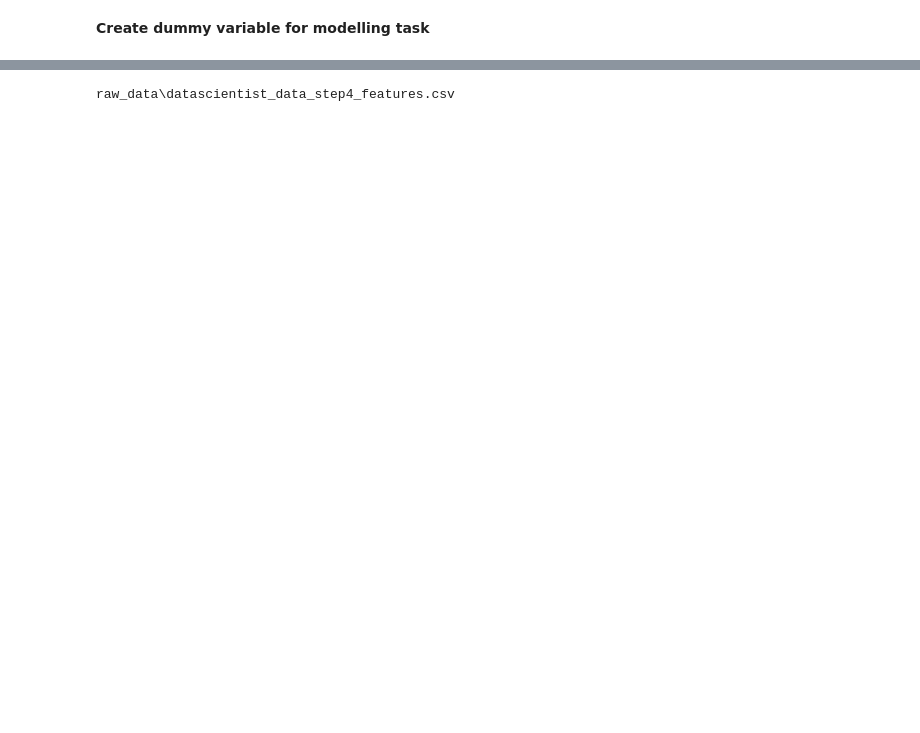
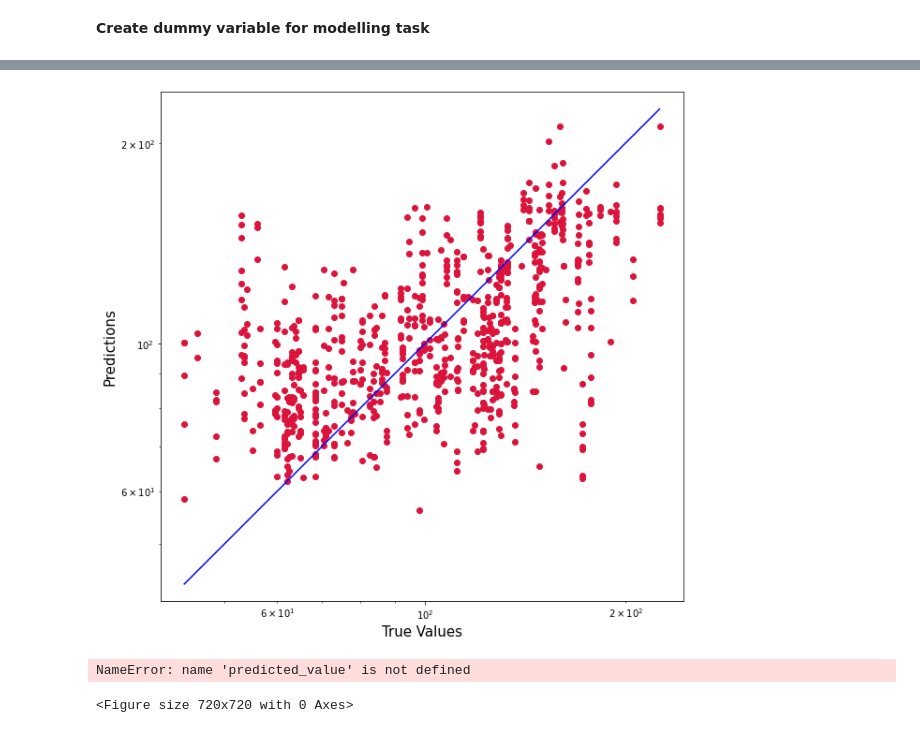
Before and after one commit to sweta0805/Capstone2Project, a Jupyter notebook: Capstone2_Preprocessing&Tranning.ipynb, the cells around one changed output, grey strips where cells are left out. Cells and saved outputs as stored; diff of their text form; code cells hidden in the pictures; blank space fills up the shorter version.

```diff
--- a/Capstone2_Preprocessing&Tranning.ipynb
+++ b/Capstone2_Preprocessing&Tranning.ipynb
@@ -62,0 +112,3 @@ df2 = df[['Job Title', 'Location State','Sector', 'Average Salary']] # x and y v
+# %%
+X_train, X_test, y_train, y_test = train_test_split(X,y,test_size=0.2,random_state=47)
+X_train.head()
@@ -62,0 +141,5 @@ df2 = df[['Job Title', 'Location State','Sector', 'Average Salary']] # x and y v
+# %%
+#Fit the dummy regressor on the training data
+dumb_reg = DummyRegressor(strategy='mean')
+dumb_reg.fit(X_train, y_train)
+dumb_reg.constant_
@@ -62,0 +150,7 @@ df2 = df[['Job Title', 'Location State','Sector', 'Average Salary']] # x and y v
+# %%
+#create randomforrest Model
+from sklearn.ensemble import RandomForestRegressor
+# Instantiate model with 100 decision trees
+rf = RandomForestRegressor(n_estimators = 100, random_state = 42)
+# Train the model on training data
+rf.fit(X_train, y_train)
@@ -62,0 +167,7 @@ df2 = df[['Job Title', 'Location State','Sector', 'Average Salary']] # x and y v
+# %%
+# Use the forest's predict method on the test data
+predictions = rf.predict(X_test)#y_pred
+# Calculate the absolute errors
+errors = abs(predictions - y_test)
+# Print out the mean absolute error (mae)
+print('Mean Absolute Error:', round(np.mean(errors), 2))
@@ -63,3 +246,35 @@ df2 = df[['Job Title', 'Location State','Sector', 'Average Salary']] # x and y v
+# %%
+plt.figure(figsize=(10,10))
+plt.scatter(y_test, predictions, c='crimson')
+
+plt.yscale('log')
+plt.xscale('log')
+
+p1 = max(max(predictions), max(y_test))
+p2 = min(min(predictions), min(y_test))
+plt.plot([p1, p2], [p1, p2], 'b-')
+plt.xlabel('True Values', fontsize=15)
+plt.ylabel('Predictions', fontsize=15)
+plt.axis('equal')
+plt.show()
+# %% [output]
+[figure, added]
+# %%
+plt.figure(figsize=(10,10))
+plt.scatter(y_test, predicted_value, c='crimson')
+plt.yscale('log')
+plt.xscale('log')
+
+p1 = max(max(predicted_value), max(true_value))
+p2 = min(min(predicted_value), min(true_value))
+plt.plot([p1, p2], [p1, p2], 'b-')
+plt.xlabel('True Values', fontsize=15)
+plt.ylabel('Predictions', fontsize=15)
+plt.axis('equal')
+plt.show()
+# %% [output]
+NameError: name 'predicted_value' is not defined
+<Figure size 720x720 with 0 Axes>
 # %%
 import os
 datapath = 'raw_data'
@@ -77,5 +292,9 @@ datapath_merged_df = os.path.join(datapath, 'datascientist_data_step4_features.c
 print(datapath_merged_df)
 if not os.path.exists(datapath_merged_df):
     df2.to_csv(datapath_merged_df, index=False)
+
+    datapath_merged_df = os.path.join(datapath, 'datascientist_data_step4_features.csv')
+
+print(datapath_merged_df)
+if not os.path.exists(datapath_merged_df):
+    df2.to_csv(datapath_merged_df, index=False)
-# %% [output]
-raw_data\datascientist_data_step4_features.csv
```
Also changed, not shown: parts of 38 cells of this notebook, 4 other files.
